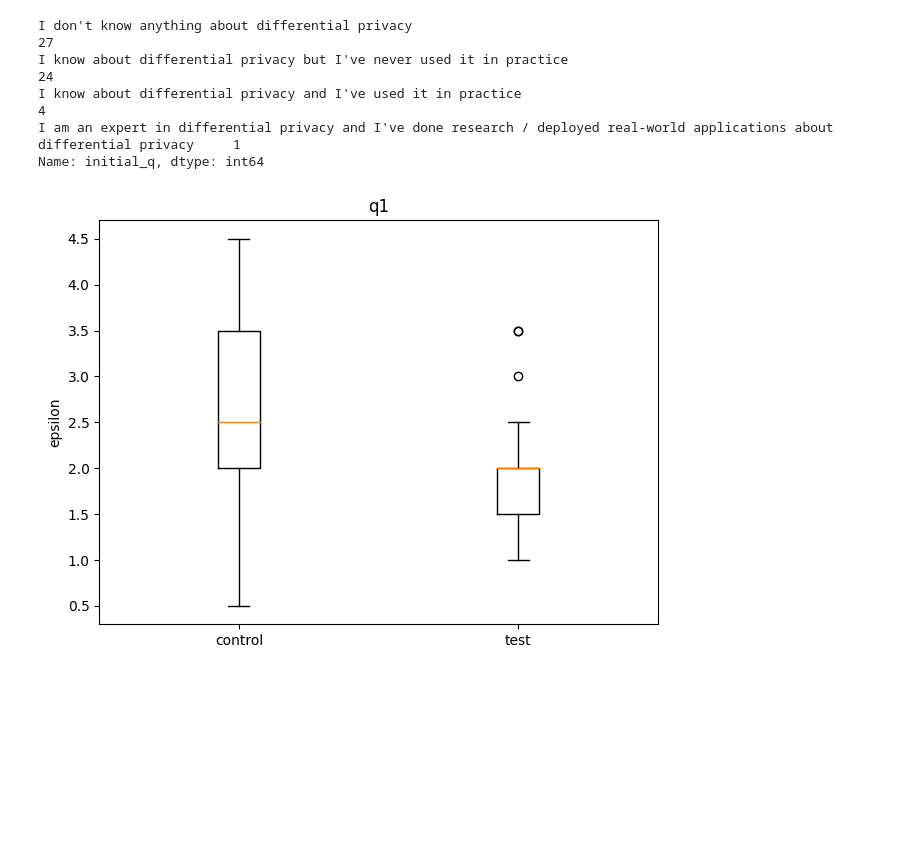
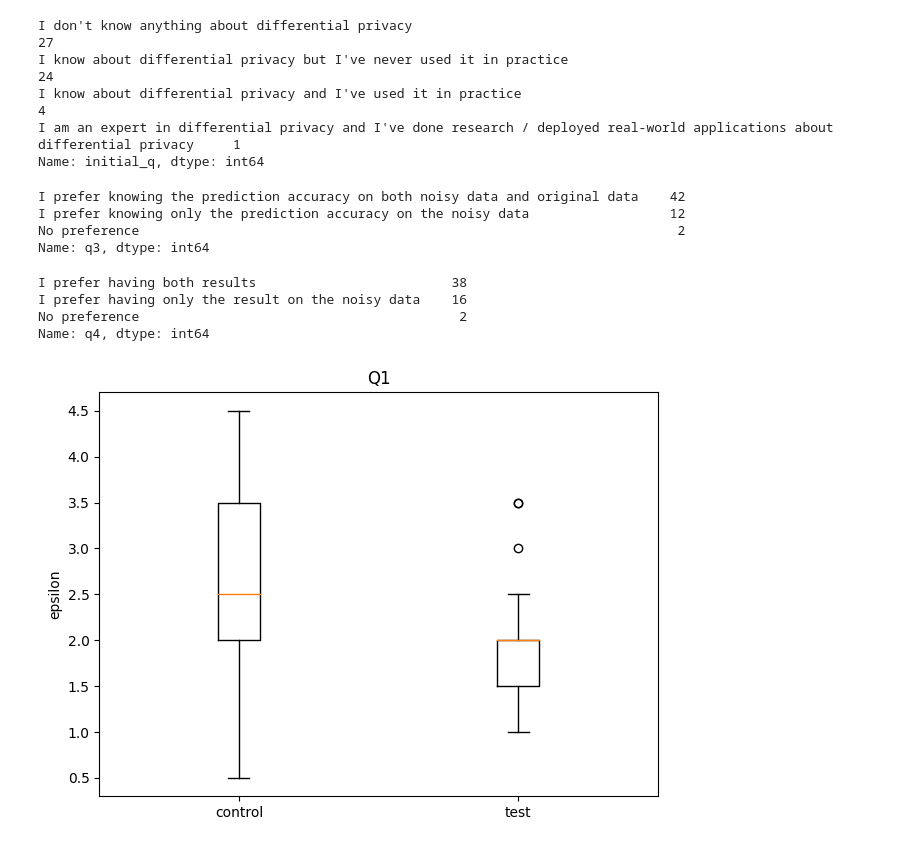
Before and after one commit to youny626/DP_test, a Jupyter notebook: user_study/analysis_new.ipynb, the cells around one changed output. Drawn from its saved outputs; the diff is of its cells as text; code cells hidden in the pictures; blank space fills up the shorter version.

```diff
--- a/user_study/analysis_new.ipynb
+++ b/user_study/analysis_new.ipynb
@@ -35,17 +35,39 @@ I know about differential privacy but I've never used it in practice
 I know about differential privacy and I've used it in practice                                                                  4
 I am an expert in differential privacy and I've done research / deployed real-world applications about differential privacy     1
 Name: initial_q, dtype: int64
+# %%
+df["q3"].value_counts()
+# %% [output]
+I prefer knowing the prediction accuracy on both noisy data and original data    42
+I prefer knowing only the prediction accuracy on the noisy data                  12
+No preference                                                                     2
+Name: q3, dtype: int64
+# %%
+df["q4"].value_counts()
+# %% [output]
+I prefer having both results                         38
+I prefer having only the result on the noisy data    16
+No preference                                         2
+Name: q4, dtype: int64
 # %%
 import matplotlib.pyplot as plt
 
-plt.boxplot([df["control1"].dropna(), df["test1"].dropna()])
-plt.xticks(ticks=[1, 2], labels=["control", "test"])
-plt.ylabel("epsilon")
-plt.title("q1")
+def plot_boxplot(control, test, name, labels=None, savefig=True):
 
-plt.tight_layout()
+    if labels is None:
+        labels = ["control", "test"]
+    plt.boxplot([control.dropna(), test.dropna()])
+    plt.xticks(ticks=[1, 2], labels=labels)
+    plt.ylabel("epsilon")
+    plt.title(name)
 
-plt.savefig("q1")
-plt.show()
+    plt.tight_layout()
+
+    if savefig:
+        plt.savefig(name)
+    plt.show()
+    plt.close()
-# %% [output]
-[figure, removed]
+# %%
+plot_boxplot(df["control1"], df["test1"], "Q1")
+# %% [output]
+[figure, added]
```
Also changed, not shown: parts of 28 cells of this notebook, 5 other files.
